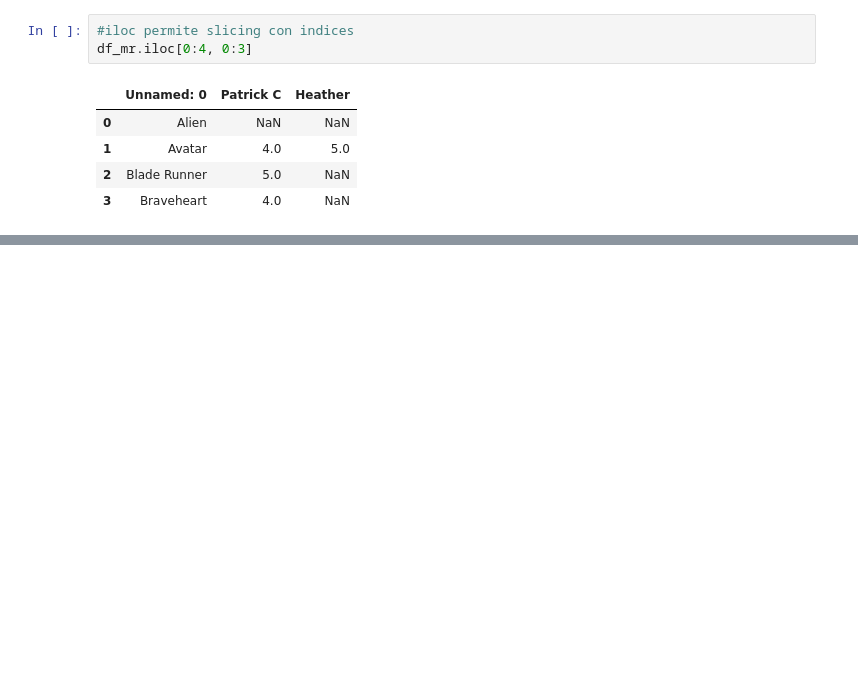
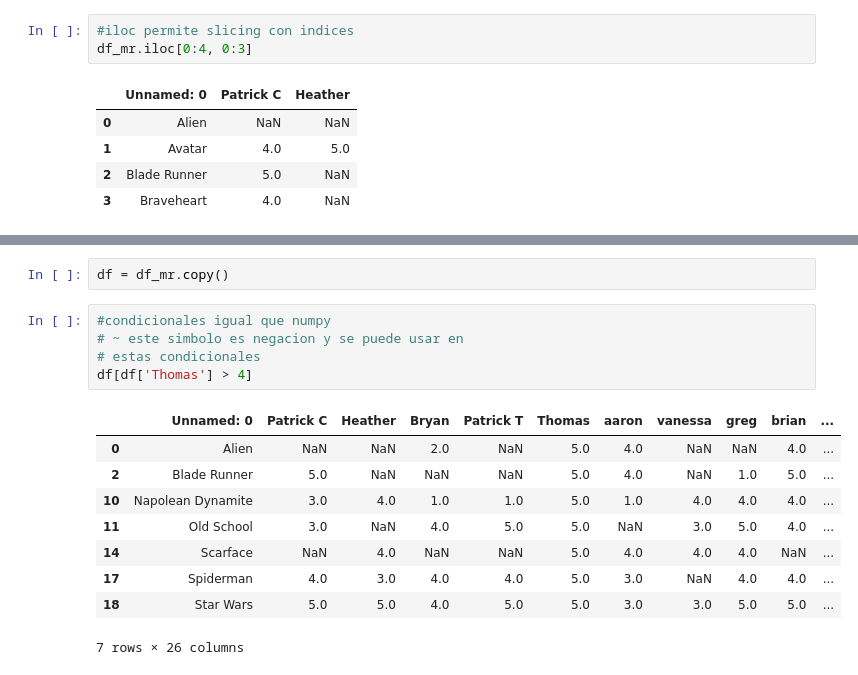
Before and after one commit to jfloreshe/Colab, a Jupyter notebook: temp/numpy-pandas.ipynb, the cells around one changed output, grey strips where cells are left out. Drawn from its saved outputs; the diff is of its cells as text; blank space fills up the shorter version.

```diff
--- a/temp/numpy-pandas.ipynb
+++ b/temp/numpy-pandas.ipynb
@@ -291,0 +457,17 @@ df_mr.iloc[0:4, 0:3]
+# %%
+df = df_mr.copy()
+# %%
+#condicionales igual que numpy
+# ~ este simbolo es negacion y se puede usar en
+# estas condicionales
+df[df['Thomas'] > 4]
+# %% [output]
+|  | Unnamed: 0 | Patrick C | Heather | Bryan | Patrick T | Thomas | aaron | vanessa | greg | brian | ... |
+| 0 | Alien | NaN | NaN | 2.0 | NaN | 5.0 | 4.0 | NaN | NaN | 4.0 | ... |
+| 2 | Blade Runner | 5.0 | NaN | NaN | NaN | 5.0 | 4.0 | NaN | 1.0 | 5.0 | ... |
+| 10 | Napolean Dynamite | 3.0 | 4.0 | 1.0 | 1.0 | 5.0 | 1.0 | 4.0 | 4.0 | 4.0 | ... |
+| 11 | Old School | 3.0 | NaN | 4.0 | 5.0 | 5.0 | NaN | 3.0 | 5.0 | 4.0 | ... |
+| 14 | Scarface | NaN | 4.0 | NaN | NaN | 5.0 | 4.0 | 4.0 | 4.0 | NaN | ... |
+| 17 | Spiderman | 4.0 | 3.0 | 4.0 | 4.0 | 5.0 | 3.0 | NaN | 4.0 | 4.0 | ... |
+| 18 | Star Wars | 5.0 | 5.0 | 4.0 | 5.0 | 5.0 | 3.0 | 3.0 | 5.0 | 5.0 | ... |
+7 rows × 26 columns
```
Also changed, not shown: parts of 24 cells of this notebook, 2 other files.
